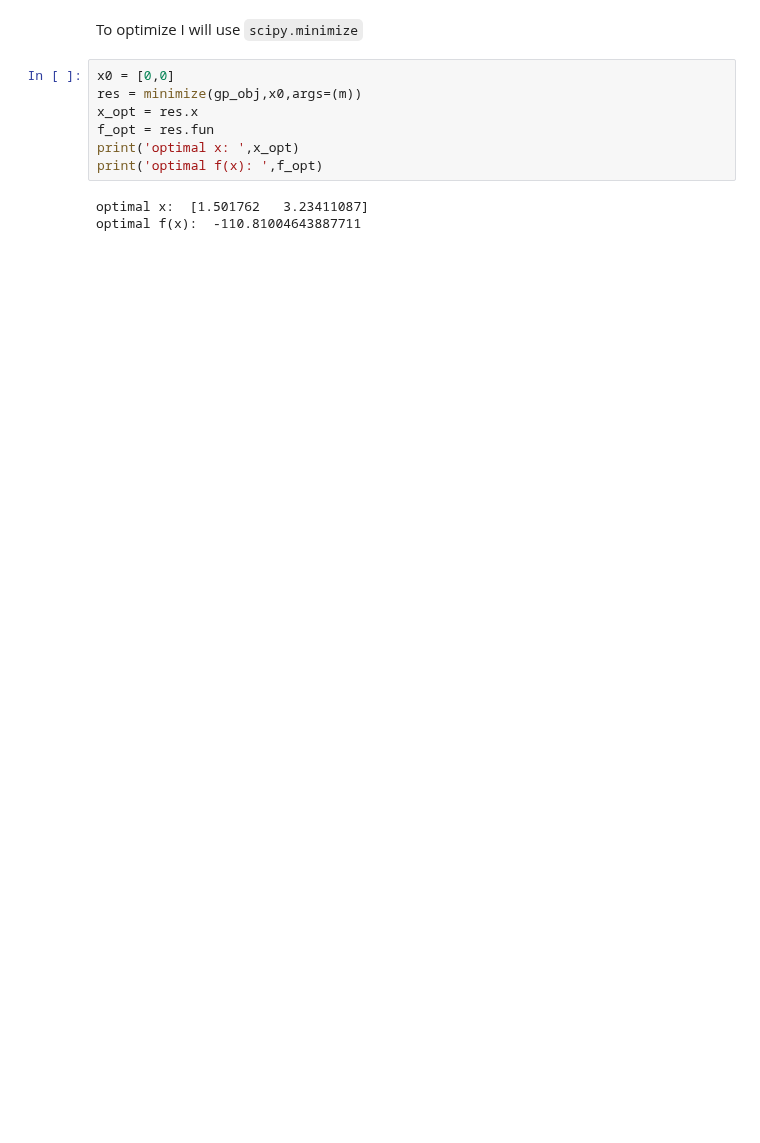
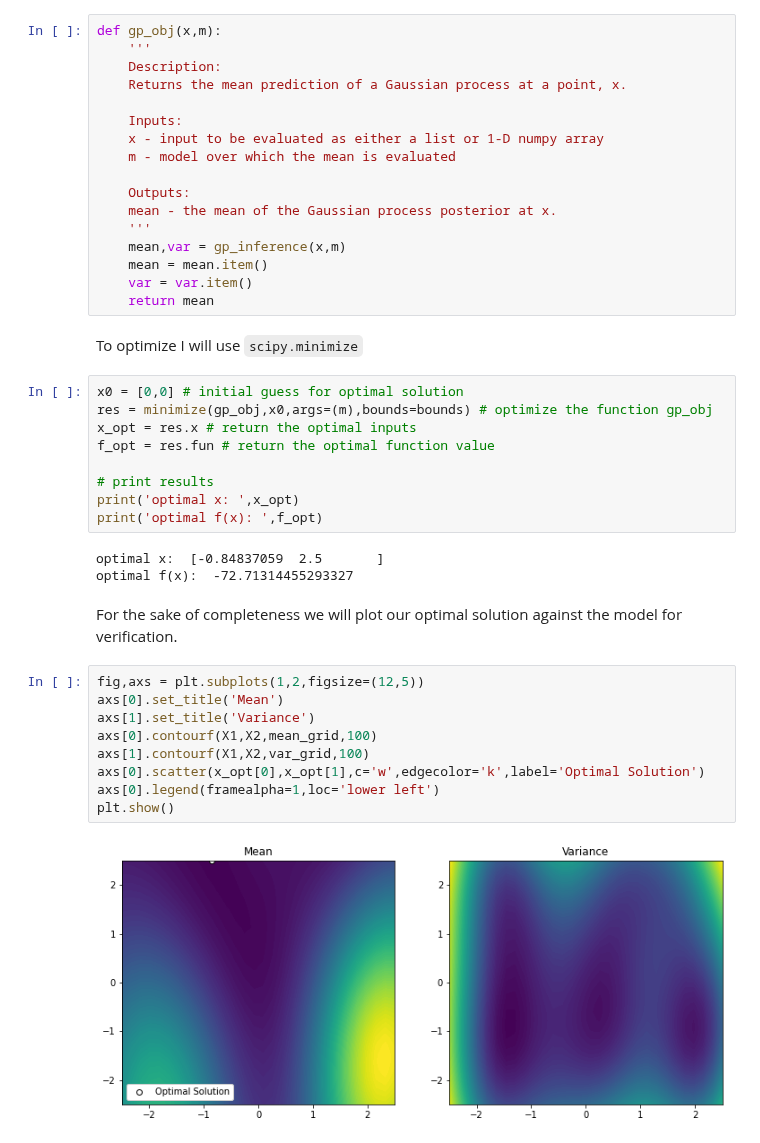
Before and after one commit to trsav/black_box_miniproject, a Jupyter notebook: black_box_project.ipynb, the cells around one changed output. Drawn from its saved outputs; the diff is of its cells as text; blank space fills up the shorter version.

````diff
--- a/black_box_project.ipynb
+++ b/black_box_project.ipynb
@@ -75,15 +96,47 @@ def gp_obj(x,m):
+# %%
+def gp_obj(x,m):
+	'''
+	Description:
+	Returns the mean prediction of a Gaussian process at a point, x.
+
+	Inputs:
+	x - input to be evaluated as either a list or 1-D numpy array
+	m - model over which the mean is evaluated
+
+	Outputs:
+	mean - the mean of the Gaussian process posterior at x.
+	'''
+	mean,var = gp_inference(x,m)
+	mean = mean.item()
+	var = var.item()
+	return mean
 # %% [markdown]
 To optimize I will use ```scipy.minimize```
 # %%
-x0 = [0,0]
-res = minimize(gp_obj,x0,args=(m))
-x_opt = res.x
-f_opt = res.fun
+x0 = [0,0] # initial guess for optimal solution
+res = minimize(gp_obj,x0,args=(m),bounds=bounds) # optimize the function gp_obj
+x_opt = res.x # return the optimal inputs
+f_opt = res.fun # return the optimal function value
+
+# print results
 print('optimal x: ',x_opt)
 print('optimal f(x): ',f_opt)
 # %% [output]
-optimal x:  [1.501762   3.23411087]
-optimal f(x):  -110.81004643887711
+optimal x:  [-0.84837059  2.5       ]
+optimal f(x):  -72.71314455293327
+# %% [markdown]
+For the sake of completeness we will plot our optimal solution against the model for verification.
+# %%
+fig,axs = plt.subplots(1,2,figsize=(12,5))
+axs[0].set_title('Mean')
+axs[1].set_title('Variance')
+axs[0].contourf(X1,X2,mean_grid,100)
+axs[1].contourf(X1,X2,var_grid,100)
+axs[0].scatter(x_opt[0],x_opt[1],c='w',edgecolor='k',label='Optimal Solution')
+axs[0].legend(framealpha=1,loc='lower left')
+plt.show()
+# %% [output]
+[figure, added]
 # %% [markdown]
 Your task, is to optimize the Rosenbrock function using as few function evaluations as possible using Bayesian optimisation.
 You will need to think about creating an initial Gaussian process, optimizing some objective (you may have to change the above ```gp_obj``` function), and iterating the proceedure.
````
Also changed, not shown: parts of 25 cells of this notebook.
